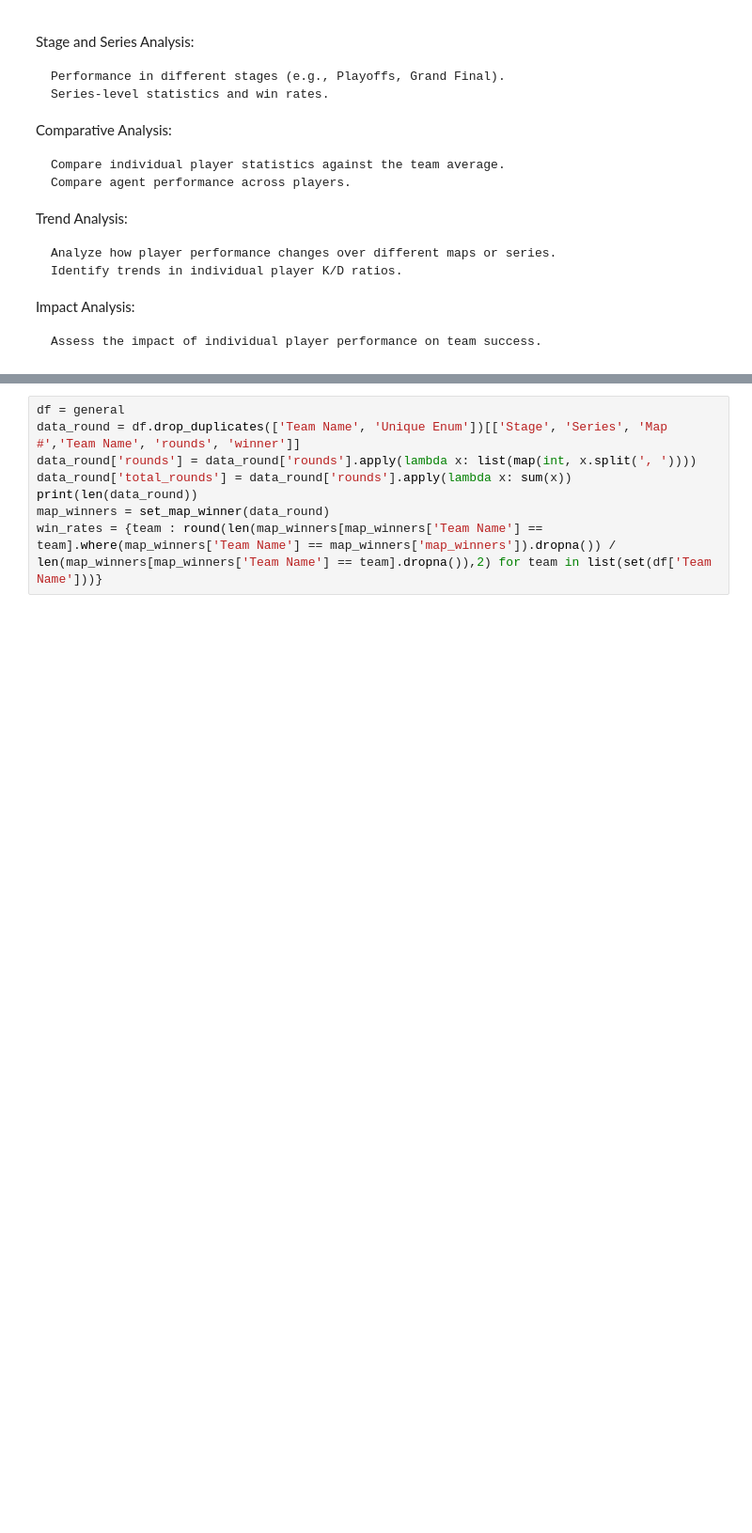
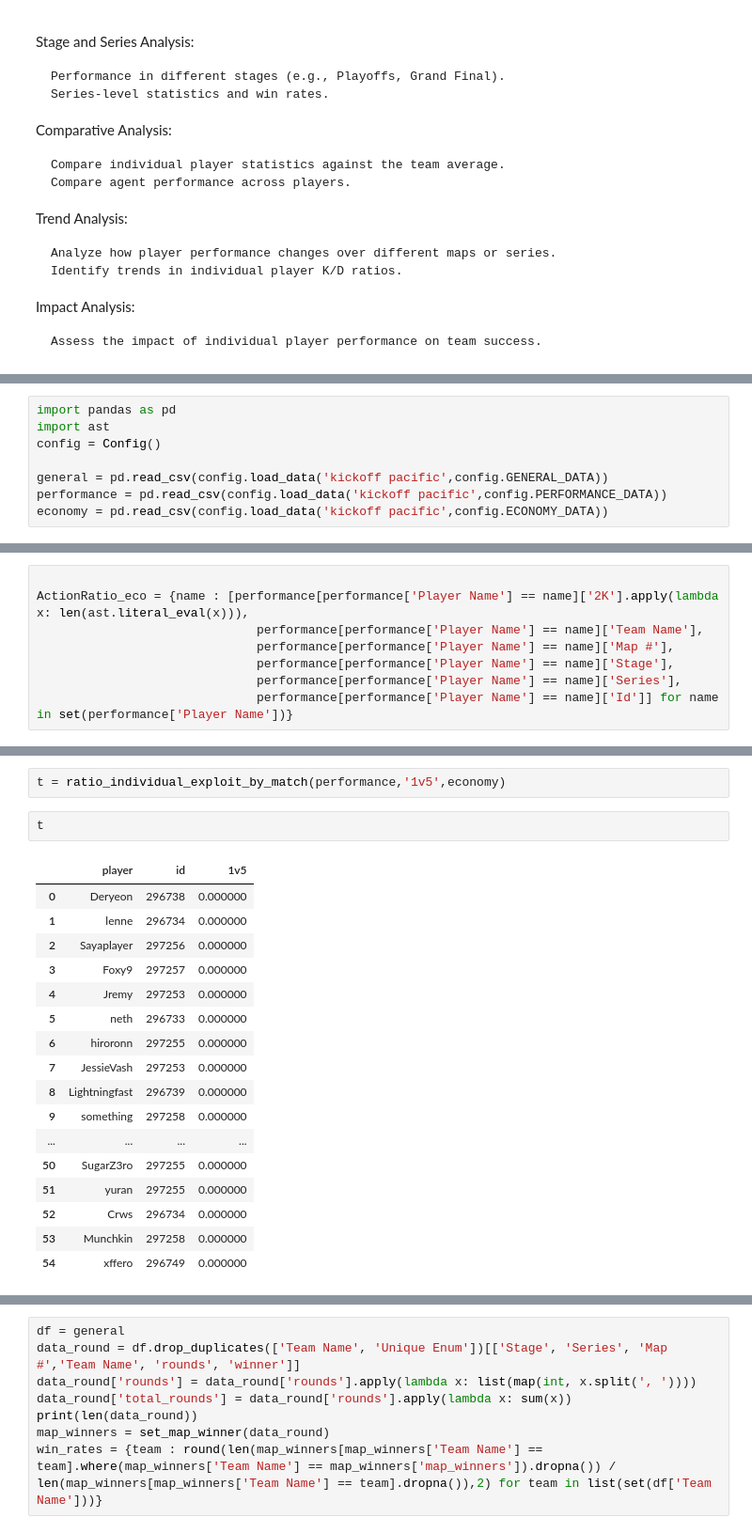
Before and after one commit to mariusBRM/M8_Valorant, a Jupyter notebook: notebooks/exploration.ipynb, the cells around one changed output, grey strips where cells are left out. Shown: that part at 94% size. Cells and saved outputs as stored; diff of their text form; blank space fills up the shorter version.

Commit message:
[UPDATE] Start to add new type of feature : by match, by map played, by map

```diff
--- a/notebooks/exploration.ipynb
+++ b/notebooks/exploration.ipynb
@@ -111,0 +76,8 @@ d
+# %%
+import pandas as pd
+import ast
+config = Config()
+
+general = pd.read_csv(config.load_data('kickoff pacific',config.GENERAL_DATA))
+performance = pd.read_csv(config.load_data('kickoff pacific',config.PERFORMANCE_DATA))
+economy = pd.read_csv(config.load_data('kickoff pacific',config.ECONOMY_DATA))
@@ -111,0 +86,8 @@ d
+# %%
+
+ActionRatio_eco = {name : [performance[performance['Player Name'] == name]['2K'].apply(lambda x: len(ast.literal_eval(x))),
+                              performance[performance['Player Name'] == name]['Team Name'],
+                              performance[performance['Player Name'] == name]['Map #'],
+                              performance[performance['Player Name'] == name]['Stage'],
+                              performance[performance['Player Name'] == name]['Series'],
+                              performance[performance['Player Name'] == name]['Id']] for name in set(performance['Player Name'])}
@@ -111,0 +157,22 @@ d
+# %%
+t = ratio_individual_exploit_by_match(performance,'1v5',economy)
+# %%
+t
+# %% [output]
+|  | player | id | 1v5 |
+| 0 | Deryeon | 296738 | 0.000000 |
+| 1 | lenne | 296734 | 0.000000 |
+| 2 | Sayaplayer | 297256 | 0.000000 |
+| 3 | Foxy9 | 297257 | 0.000000 |
+| 4 | Jremy | 297253 | 0.000000 |
+| 5 | neth | 296733 | 0.000000 |
+| 6 | hiroronn | 297255 | 0.000000 |
+| 7 | JessieVash | 297253 | 0.000000 |
+| 8 | Lightningfast | 296739 | 0.000000 |
+| 9 | something | 297258 | 0.000000 |
+| ... | ... | ... | ... |
+| 50 | SugarZ3ro | 297255 | 0.000000 |
+| 51 | yuran | 297255 | 0.000000 |
+| 52 | Crws | 296734 | 0.000000 |
+| 53 | Munchkin | 297258 | 0.000000 |
+| 54 | xffero | 296749 | 0.000000 |
```
Also changed, not shown: parts of 18 cells of this notebook, 4 other files.
